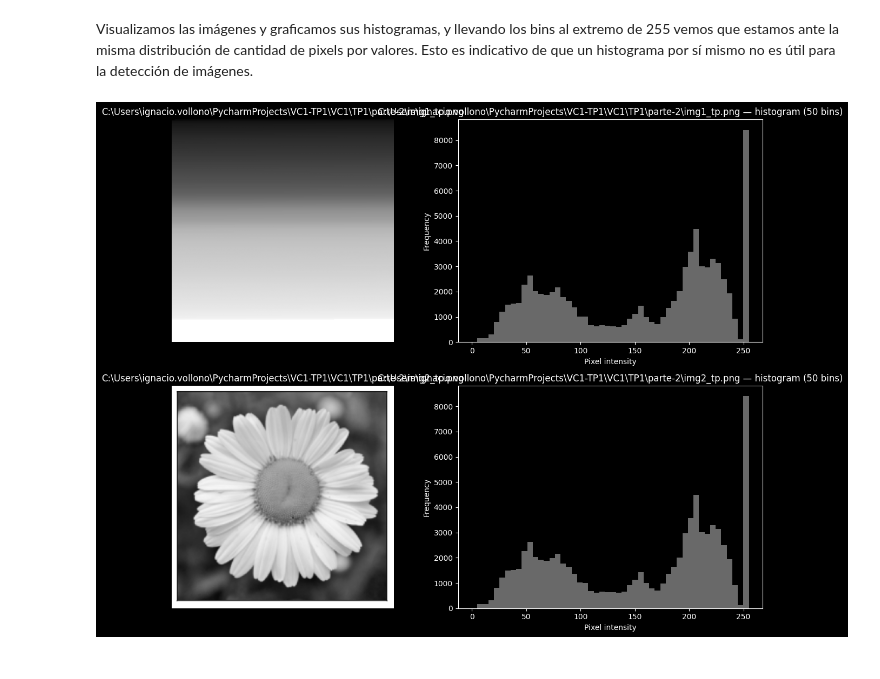
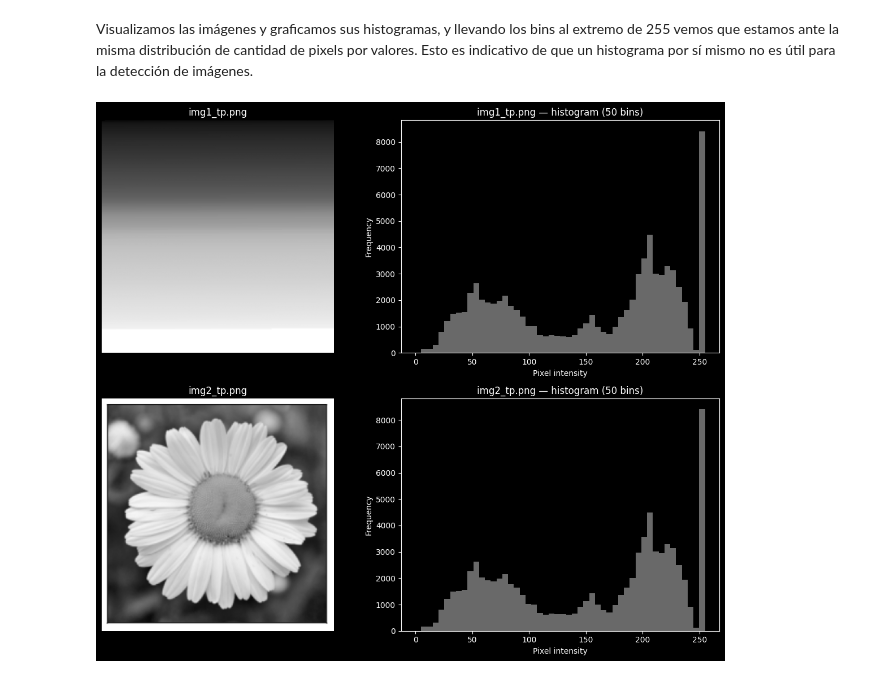
Before and after one commit to ivollonoc/VC1, a Jupyter notebook: Vollono_VC1_Co23_TP1.ipynb, the cells around one changed output. Drawn from its saved outputs; the diff is of its cells as text; code cells hidden in the pictures.

```diff
--- a/Vollono_VC1_Co23_TP1.ipynb
+++ b/Vollono_VC1_Co23_TP1.ipynb
@@ -63,7 +63,7 @@ for path in image_files:
     img_reconstructed = cv.merge([b, g, r])
 
     fig, axes = plt.subplots(1, 2, figsize=(12, 5))
-    fig.suptitle(path.split('/')[-1])
+    fig.suptitle(os.path.basename(path))
 
     axes[0].imshow(cv.cvtColor(img, cv.COLOR_BGR2RGB))
     axes[0].set_title('Original')
@@ -107,32 +107,32 @@ Esto es indicativo de que un histograma por sí mismo no es útil para la detecc
 # %%
 # @title
 #image_files2 = sorted(glob.glob('/content/VC1/TP1/parte-2/img1_tp.png') + glob.glob('/content/VC1/TP1/parte-2/img2_tp.png'))
 
 image_files2 = sorted(
     glob.glob(os.path.join(base_path_2, 'img1_tp.png')) +
     glob.glob(os.path.join(base_path_2, 'img2_tp.png'))
 )
 
 bins = 50  #parametro a ajustar para #bins
 
 fig, axes = plt.subplots(2, 2, figsize=(12, 10))
 
 for i, path in enumerate(image_files2):
     img = cv.imread(path, cv.IMREAD_GRAYSCALE)
-    filename = path.split('/')[-1]
+    filename = os.path.basename(path)
 
     #columna izquierda: imagen
     axes[i, 0].imshow(img, cmap='gray')
     axes[i, 0].set_title(filename)
     axes[i, 0].axis('off')
 
     #columna derecha: histograma
     axes[i, 1].hist(img.ravel(), bins=bins, range=(0, 255), color='dimgray')
     axes[i, 1].set_title(f'{filename} — histogram ({bins} bins)')
     axes[i, 1].set_xlabel('Pixel intensity')
     axes[i, 1].set_ylabel('Frequency')
 
 plt.tight_layout()
 plt.show()
 # %% [output]
-[figure, old version]
+[figure, new version]
```
Also changed, not shown: parts of 2 cells of this notebook.
